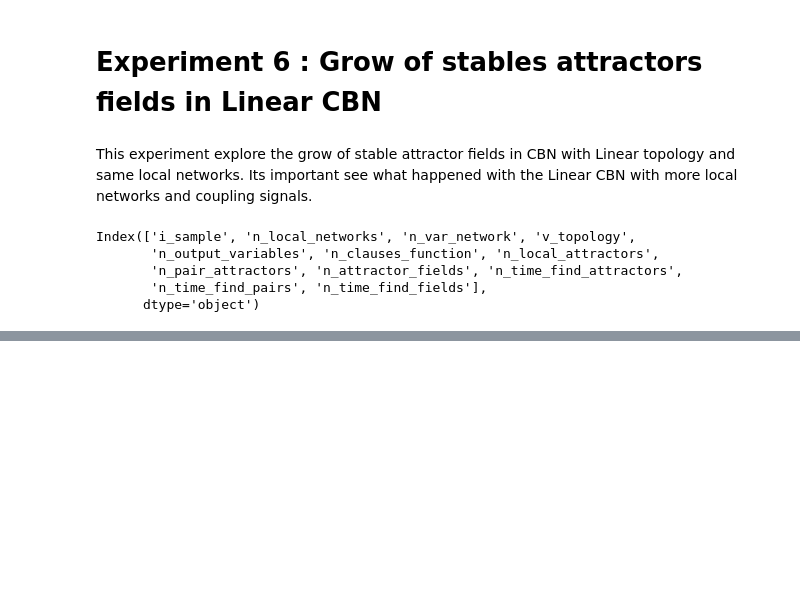
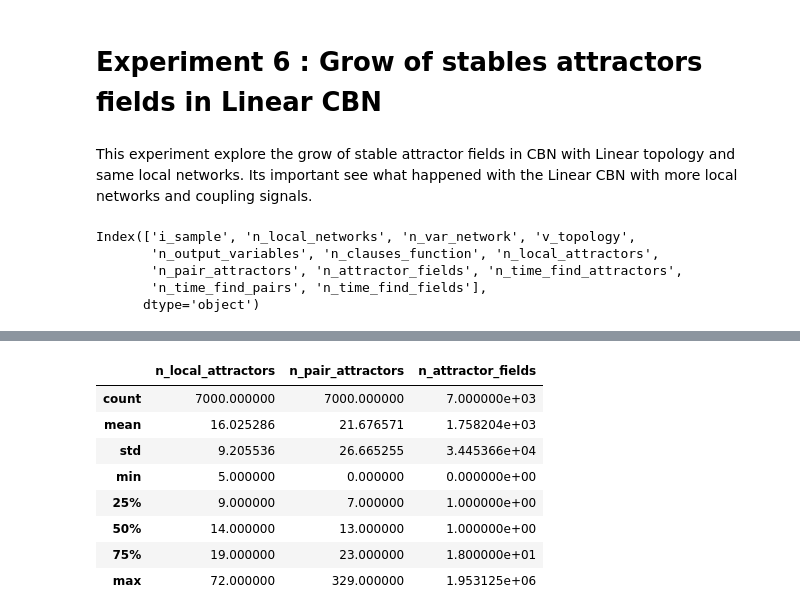
Before and after one commit to crptcusco/cbnetwork, a Jupyter notebook: experiments/scalability/6_linear_aleatory/exp6_analisys.ipynb, the cells around one changed output, grey strips where cells are left out. Cells and saved outputs as stored; diff of their text form; code cells hidden in the pictures; blank space fills up the shorter version.

```diff
--- a/experiments/scalability/6_linear_aleatory/exp6_analisys.ipynb
+++ b/experiments/scalability/6_linear_aleatory/exp6_analisys.ipynb
@@ -176,0 +172,22 @@ for key in df_local_networks_n.keys()[-6:-3]:
+# %%
+import pandas as pd
+import numpy as np
+
+# Seleccionar las columnas requeridas y crear el nuevo DataFrame
+df_resume = df[['n_local_attractors', 'n_pair_attractors', 'n_attractor_fields']]
+
+# Reemplazar los valores infinitos con NaN y eliminar las filas que contienen NaN
+df_resume = df_resume.replace([np.inf, -np.inf], np.nan).dropna()
+
+# Realizar un resumen estadístico
+df_resume.describe()
+# %% [output]
+|  | n_local_attractors | n_pair_attractors | n_attractor_fields |
+| count | 7000.000000 | 7000.000000 | 7.000000e+03 |
+| mean | 16.025286 | 21.676571 | 1.758204e+03 |
+| std | 9.205536 | 26.665255 | 3.445366e+04 |
+| min | 5.000000 | 0.000000 | 0.000000e+00 |
+| 25% | 9.000000 | 7.000000 | 1.000000e+00 |
+| 50% | 14.000000 | 13.000000 | 1.000000e+00 |
+| 75% | 19.000000 | 23.000000 | 1.800000e+01 |
+| max | 72.000000 | 329.000000 | 1.953125e+06 |
```
Also changed, not shown: parts of 8 cells of this notebook, 10 other files.
